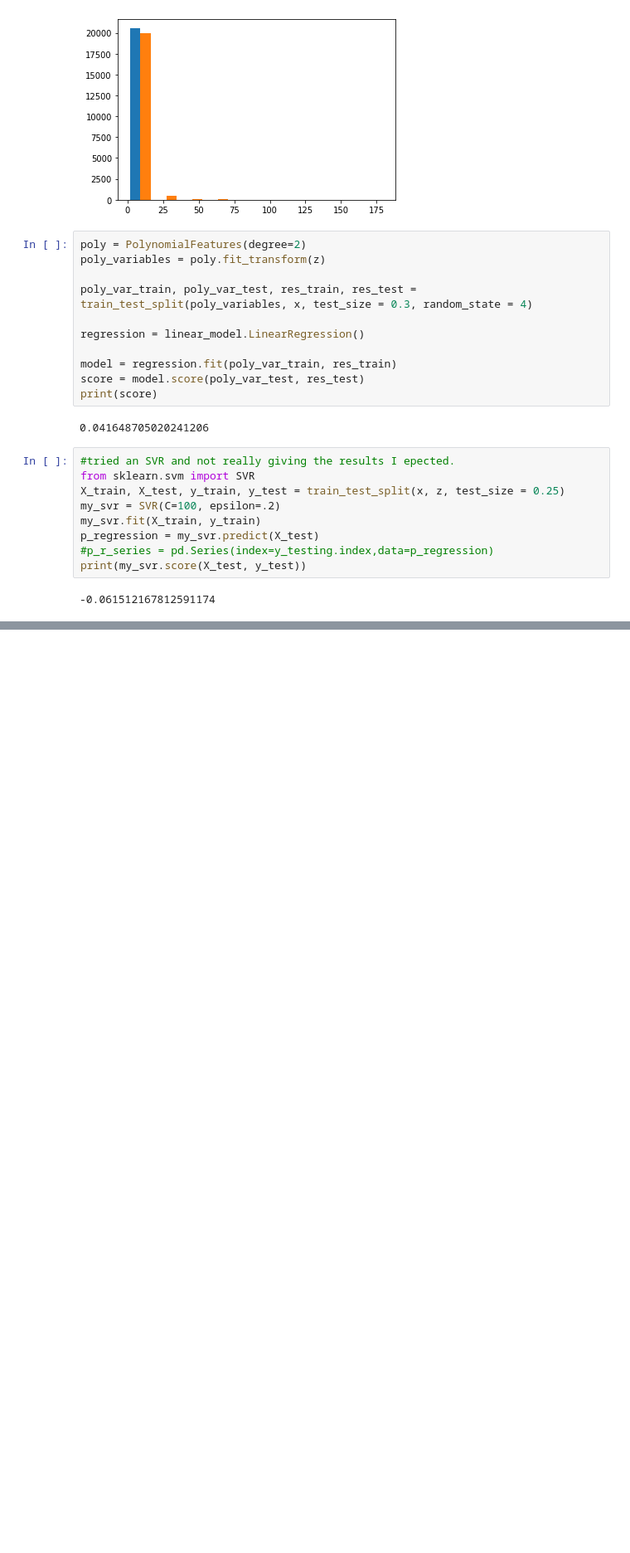
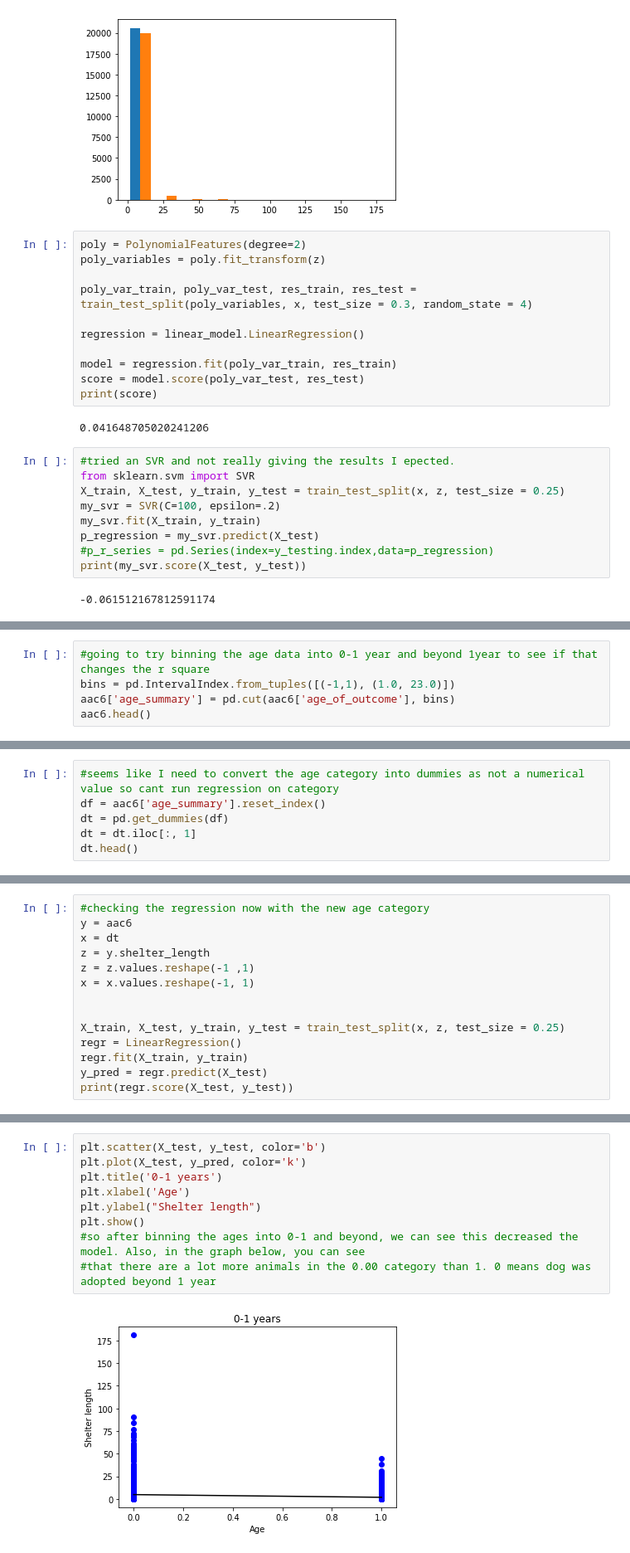
Before and after one commit to laceymaefield/Springboard_DSC, a Jupyter notebook: Data_wrangling-Copy1.ipynb, the cells around one changed output, grey strips where cells are left out. Shown at 83% size. Cells and saved outputs as stored; diff of their text form; blank space fills up the shorter version.

```diff
--- a/Data_wrangling-Copy1.ipynb
+++ b/Data_wrangling-Copy1.ipynb
@@ -1345,0 +1414,5 @@ print(my_svr.score(X_test, y_test))
+# %%
+#going to try binning the age data into 0-1 year and beyond 1year to see if that changes the r square
+bins = pd.IntervalIndex.from_tuples([(-1,1), (1.0, 23.0)])
+aac6['age_summary'] = pd.cut(aac6['age_of_outcome'], bins)
+aac6.head()
@@ -1345,0 +1427,6 @@ print(my_svr.score(X_test, y_test))
+# %%
+#seems like I need to convert the age category into dummies as not a numerical value so cant run regression on category
+df = aac6['age_summary'].reset_index()
+dt = pd.get_dummies(df)
+dt = dt.iloc[:, 1]
+dt.head()
@@ -1345,0 +1440,14 @@ print(my_svr.score(X_test, y_test))
+# %%
+#checking the regression now with the new age category
+y = aac6
+x = dt
+z = y.shelter_length
+z = z.values.reshape(-1 ,1)
+x = x.values.reshape(-1, 1)
+
+
+X_train, X_test, y_train, y_test = train_test_split(x, z, test_size = 0.25)
+regr = LinearRegression()
+regr.fit(X_train, y_train)
+y_pred = regr.predict(X_test)
+print(regr.score(X_test, y_test))
@@ -1345,0 +1466,11 @@ print(my_svr.score(X_test, y_test))
+# %%
+plt.scatter(X_test, y_test, color='b')
+plt.plot(X_test, y_pred, color='k')
+plt.title('0-1 years')
+plt.xlabel('Age')
+plt.ylabel("Shelter length")
+plt.show()
+#so after binning the ages into 0-1 and beyond, we can see this decreased the model. Also, in the graph below, you can see
+#that there are a lot more animals in the 0.00 category than 1. 0 means dog was adopted beyond 1 year
+# %% [output]
+[figure, added]
```
Also changed, not shown: parts of 16 cells of this notebook.
